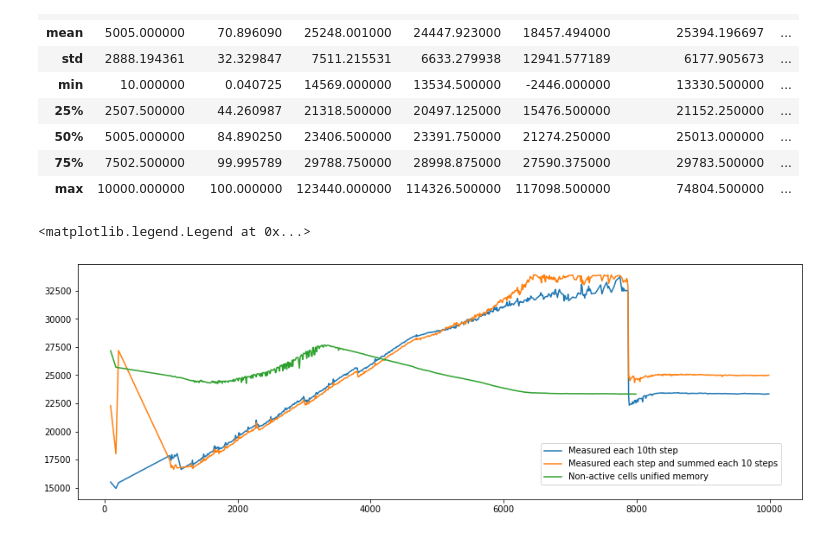
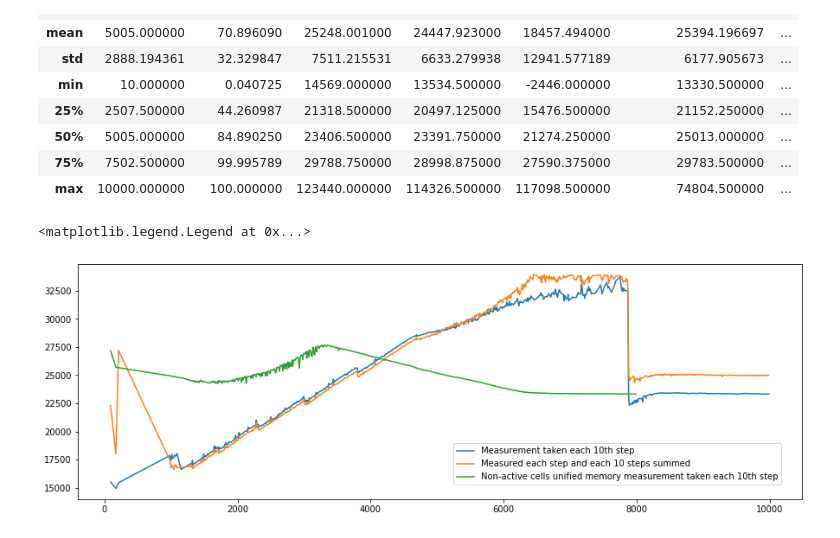
Before and after one commit to prenc/saturated-flow-thesis, a Jupyter notebook: coverage_evaluation.ipynb, the cells around one changed output. Saved outputs shown, nothing was run; the diff lists cells and outputs as text; code cells hidden in the pictures.

```diff
--- a/coverage_evaluation.ipynb
+++ b/coverage_evaluation.ipynb
@@ -250,12 +271,12 @@ avg_20_af_10.describe()
 # %%
 fig, ax = plt.subplots(figsize=(15, 5))
 df = removed_outliers(avg_20_af_10, 'ac_iter_time', level=1.5)
 df = removed_outliers(df, 'ac_iter_time_merged', level=1.5)
 
-ax.plot(df.iteration_no, df.ac_iter_time, label='Measured each 10th step')
-ax.plot(df.iteration_no, df.ac_iter_time_merged, label='Measured each step and summed each 10 steps')
-ax.plot(df.iteration_no, df.u_iter_time, label='Non-active cells unified memory')
+ax.plot(df.iteration_no, df.ac_iter_time, label='Measurement taken each 10th step')
+ax.plot(df.iteration_no, df.ac_iter_time_merged, label='Measured each step and each 10 steps summed')
+ax.plot(df.iteration_no, df.u_iter_time, label='Non-active cells unified memory measurement taken each 10th step')
 fig.legend(loc='lower right', bbox_to_anchor=(.8, .1))
 # %% [output]
 <matplotlib.legend.Legend at 0x...>
-[figure, old version]
+[figure, new version]
```
Also changed, not shown: parts of 4 cells of this notebook.
